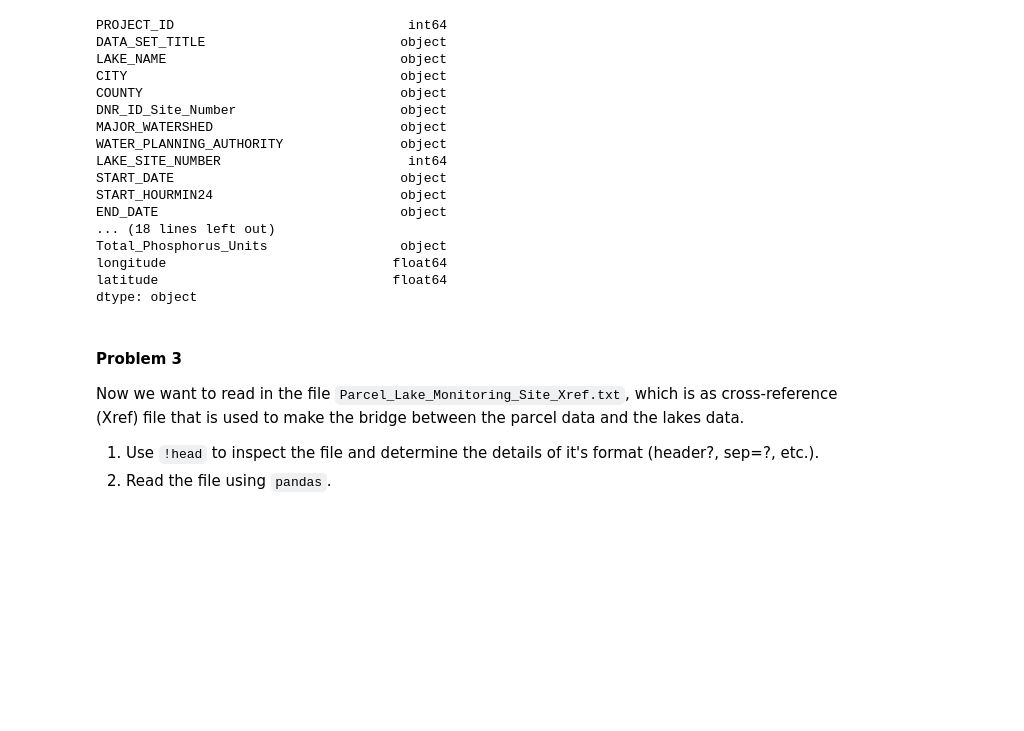
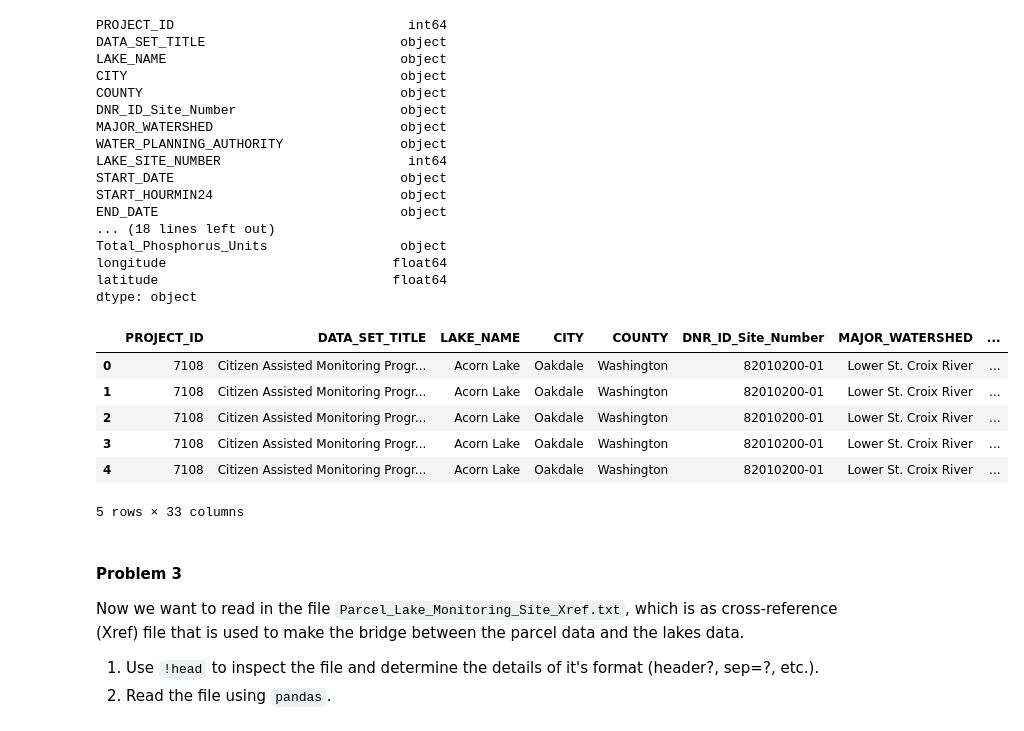
Before and after one commit to acker016/DSCI430, a Jupyter notebook: project_1_part_2_DAY1.ipynb, the cells around one changed output. Cells and saved outputs as stored; diff of their text form; code cells hidden in the pictures; blank space fills up the shorter version.

Commit message:
working on project 2

```diff
--- a/project_1_part_2_DAY1.ipynb
+++ b/project_1_part_2_DAY1.ipynb
@@ -75,3 +73,17 @@ d
+# %%
+new_types = {'longitude': str, 'latitude' : str}
+from toolz import first
+df_iter = pd.read_csv('../MinneMUDACProject1/MinneMUDAC_raw_files/mces_lakes_1999_2014.csv',
+                     parse_dates = ['START_DATE', 'END_DATE'])
+df_iter.dtypes
+# %% [output]
+|  | PROJECT_ID | DATA_SET_TITLE | LAKE_NAME | CITY | COUNTY | DNR_ID_Site_Number | MAJOR_WATERSHED | ... |
+| 0 | 7108 | Citizen Assisted Monitoring Progr... | Acorn Lake | Oakdale | Washington | 82010200-01 | Lower St. Croix River | ... |
+| 1 | 7108 | Citizen Assisted Monitoring Progr... | Acorn Lake | Oakdale | Washington | 82010200-01 | Lower St. Croix River | ... |
+| 2 | 7108 | Citizen Assisted Monitoring Progr... | Acorn Lake | Oakdale | Washington | 82010200-01 | Lower St. Croix River | ... |
+| 3 | 7108 | Citizen Assisted Monitoring Progr... | Acorn Lake | Oakdale | Washington | 82010200-01 | Lower St. Croix River | ... |
+| 4 | 7108 | Citizen Assisted Monitoring Progr... | Acorn Lake | Oakdale | Washington | 82010200-01 | Lower St. Croix River | ... |
+5 rows × 33 columns
 # %% [markdown]
 #### Problem 3
 
```
Also changed, not shown: parts of 3 cells of this notebook, 1 other file.
